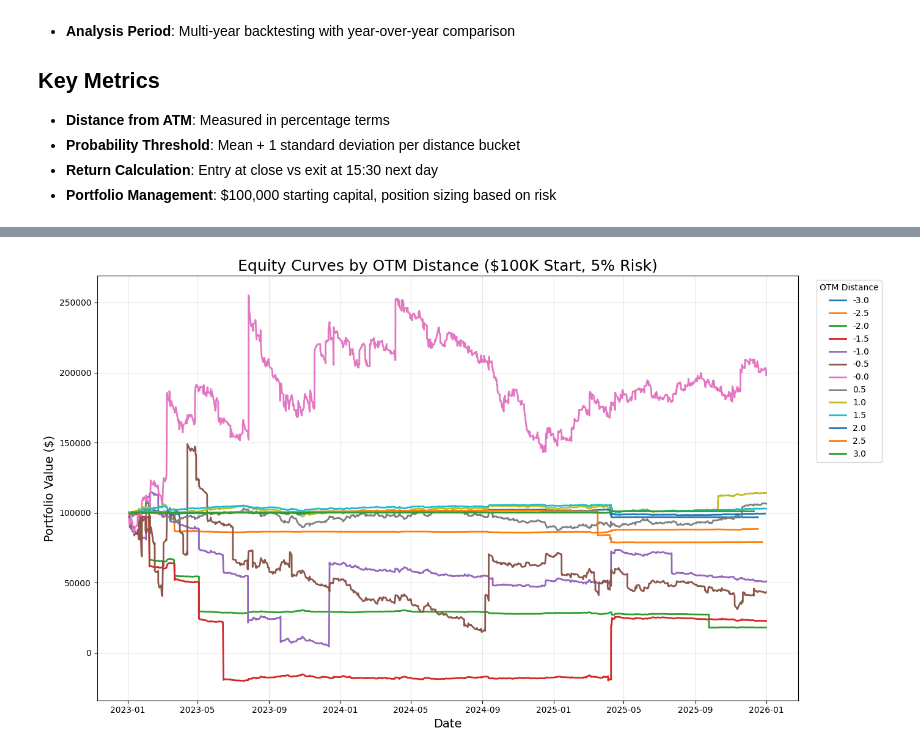
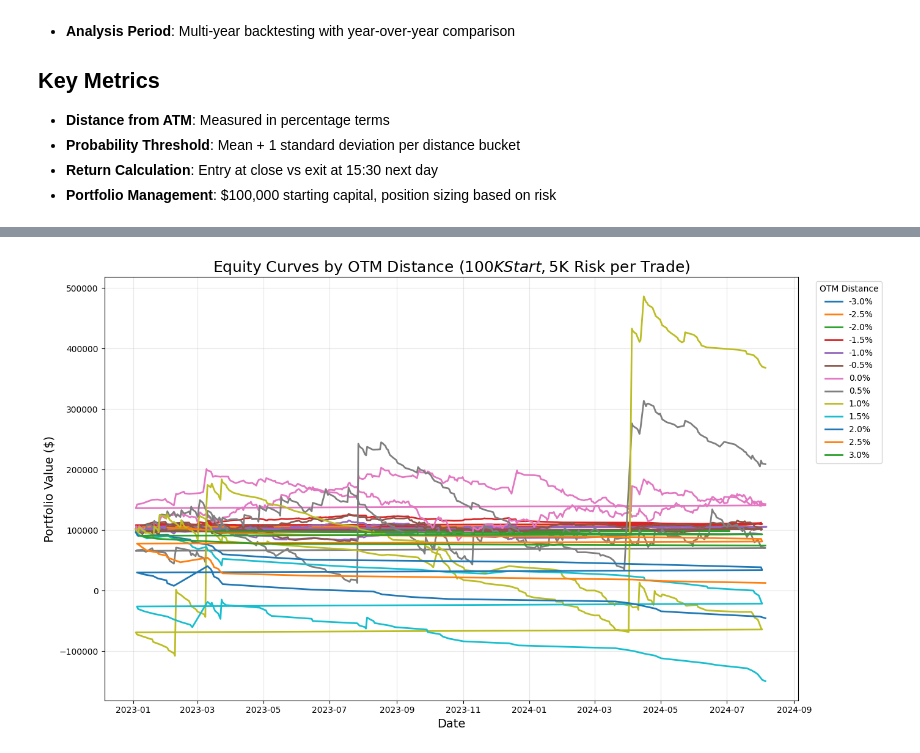
Before and after one commit to ejaxDev/option_model, a Jupyter notebook: option_model_analysis.ipynb, the cells around one changed output, grey strips where cells are left out. Saved outputs shown, nothing was run; the diff lists cells and outputs as text; code cells hidden in the pictures.

```diff
--- a/option_model_analysis.ipynb
+++ b/option_model_analysis.ipynb
@@ -89,12 +89,14 @@ df = df.copy()
 # Round to nearest 0.5% and clip extreme values to avoid sparse data
 df["dist_otm_pct_rounded"] = ((df["dist_atm_pct"] * 2).round() / 2).clip(lower=-3, upper=3)
 
-# STEP 2: Calculate statistical thresholds per distance bucket
+# STEP 2: Ensure consistent sorting before grouping
+df = df.sort_values(["dist_otm_pct_rounded", "datetime"])  # Sort by bucket and datetime
+
 # Group by rounded distance to compute mean and standard deviation of probabilities
-group_stats = df.groupby("dist_otm_pct_rounded")["probability"]
+grouped = df.groupby("dist_otm_pct_rounded")["probability"]
 
-df["mean_prob"] = group_stats.transform("mean")
-df["std_prob"]  = group_stats.transform("std")
+df["mean_prob"] = grouped.expanding().mean().reset_index(level=0, drop=True)
+df["std_prob"]  = grouped.expanding().std().reset_index(level=0, drop=True)
 
 # STEP 3: Define probability threshold for trade entry
 # Only trade when probability exceeds mean + 1 standard deviation for that distance bucket
@@ -112,4 +114,3 @@ df["ret"] = (df["price_at_15_30"] - df["close_in_cents"]) / df["close_in_cents"]
 
 # STEP 6: Create filtered dataset with only qualifying trades
 ret_df = df.loc[mask, :].copy()
-ret_df
@@ -176,41 +163,42 @@ otm_ret = dict(tuple(
 ))
 # %%
 summary = []
-
+equity_curves = {}
 for dist, g in otm_ret.items():
 
     start_capital = 100000  # $100,000 starting capital
     g = g.reset_index(drop=True)
     day_amt = None
     dates = set()
+    datetimes = []
+    equity_path = []
+    g = g.sort_values('datetime')
     for i in range(len(g)):
 
-        entry = g.loc[i, 'close_in_cents'] /100         # e.g. 150 = $1.50
-        exit_ = g.loc[i, 'price_at_15_30'] / 100        # also in cents
+        entry = g.loc[i, 'close_in_cents'] / 100    #convert cents to dollars
+        exit_ = g.loc[i, 'price_at_15_30'] / 100    # also in cents
         date = g.loc[i, 'date']
         if entry <= 0 or exit_ <= 0:
             continue
-        if date not in dates:
-            day_amt = 5000
-            dates.add(date)
-        trade_amount = day_amt
+        trade_amount = 5000
 
         # cost per contract in dollars = entry
-        contracts = int(trade_amount / entry)
-
-        if contracts == 0:
+        contracts = int(trade_amount / (entry*100))
+        print(contracts)
+        if contracts > 3000:
             print(f"Skipping trade at index {i} for dist {dist} due to insufficient capital for even 1 contract.")
             continue
 
-        pnl = contracts * (exit_ - entry) / 100  # convert cents PnL to dollars
-
+        pnl = 100*contracts*(exit_ - entry)
         start_capital += pnl
-
+        equity_path.append(start_capital)
+        datetimes.append(g.loc[i, 'datetime'])
+    equity_curves[dist] = pd.Series(equity_path, index=datetimes)
     summary.append({
         'dist_otm_pct_rounded': dist,
         'final_capital': start_capital,
         'total_return_pct': (start_capital - 100000) / 100000 * 100,
-        'number_of_trades': len(g)
+        'number_of_trades': len(equity_path)
 
     })
 
@@ -343,32 +242,32 @@ summary_df = pd.concat(summary, ignore_index=True).sort_values(['dist_otm_pct_ro
 # ============================================================================
 # Create a comprehensive chart showing how each OTM strategy performs over time
 # This helps visualize the risk/return profile and consistency of each approach
 
 import matplotlib.pyplot as plt
 
 # Create a large figure to accommodate multiple equity curves
 plt.figure(figsize=(14, 8))
 
 # Plot equity curve for each OTM distance strategy
 for dist in sorted(equity_curves.keys()):
     curve = equity_curves[dist]
 
     # Skip empty equity curves (strategies with no valid trades)
-    if len(curve) < 100:
+    if len(curve) ==0:
         continue
 
     # Plot the equity progression over time
     plt.plot(curve.index, curve.values, linewidth=2, label=f"{dist}%")
 
 # Format the chart for clarity and professional presentation
 plt.title("Equity Curves by OTM Distance ($100K Start, $5K Risk per Trade)", fontsize=18)
 plt.xlabel("Date", fontsize=14)
 plt.ylabel("Portfolio Value ($)", fontsize=14)
 
 # Add legend showing each strategy, positioned outside the plot area
 plt.legend(title="OTM Distance", bbox_to_anchor=(1.02, 1), loc="upper left")
 plt.grid(alpha=0.3)           # Light grid for easier reading
 plt.tight_layout()            # Optimize layout spacing
 plt.show()
 # %% [output]
-[figure, old version]
+[figure, new version]
```
Also changed, not shown: parts of 8 cells of this notebook.
